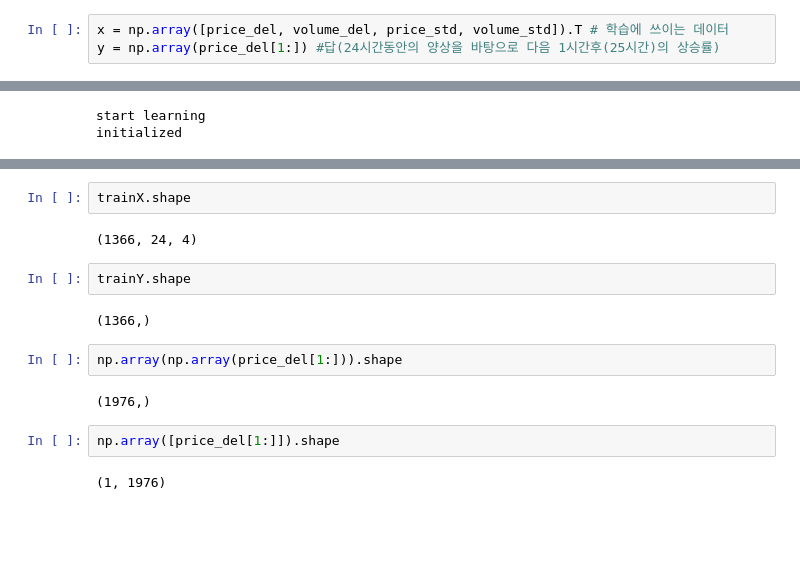
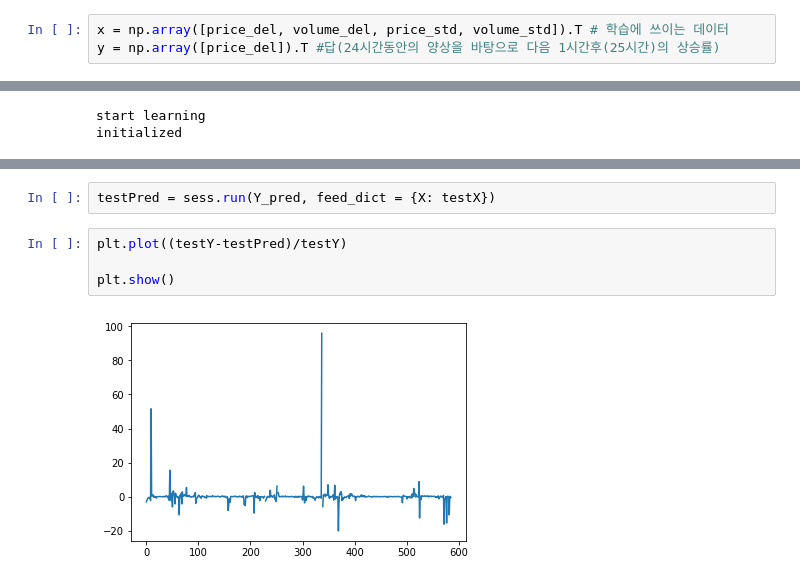
Before and after one commit to leeyungyu/practice, a Jupyter notebook: crypto_trading/practice.ipynb, the cells around one changed output, grey strips where cells are left out. Drawn from its saved outputs; the diff is of its cells as text; blank space fills up the shorter version.

```diff
--- a/crypto_trading/practice.ipynb
+++ b/crypto_trading/practice.ipynb
@@ -35,7 +35,7 @@ output_dim = 1 # 다음시간째(25)가격 상승률을 출력
 hidden_dim = 20 # 뉴런 수
 # %%
 x = np.array([price_del, volume_del, price_std, volume_std]).T # 학습에 쓰이는 데이터
-y = np.array(price_del[1:]) #답(24시간동안의 양상을 바탕으로 다음 1시간후(25시간)의 상승률)
+y = np.array([price_del]).T #답(24시간동안의 양상을 바탕으로 다음 1시간후(25시간)의 상승률)
 # %%
 dataX = []
 dataY = []
@@ -80,16 +99,8 @@ ValueError: Cannot feed value of shape (1366,) for Tensor 'Placeholder_5:0', whi
-# %%
-trainX.shape
-# %% [output]
-(1366, 24, 4)
-# %%
-trainY.shape
-# %% [output]
-(1366,)
-# %%
-np.array(np.array(price_del[1:])).shape
-# %% [output]
-(1976,)
-# %%
-np.array([price_del[1:]]).shape
-# %% [output]
-(1, 1976)
+# %%
+testPred = sess.run(Y_pred, feed_dict = {X: testX})
+# %%
+plt.plot((testY-testPred)/testY)
+
+plt.show()
+# %% [output]
+[figure, added]
```
Also changed, not shown: parts of 7 cells of this notebook, 1 other file.
